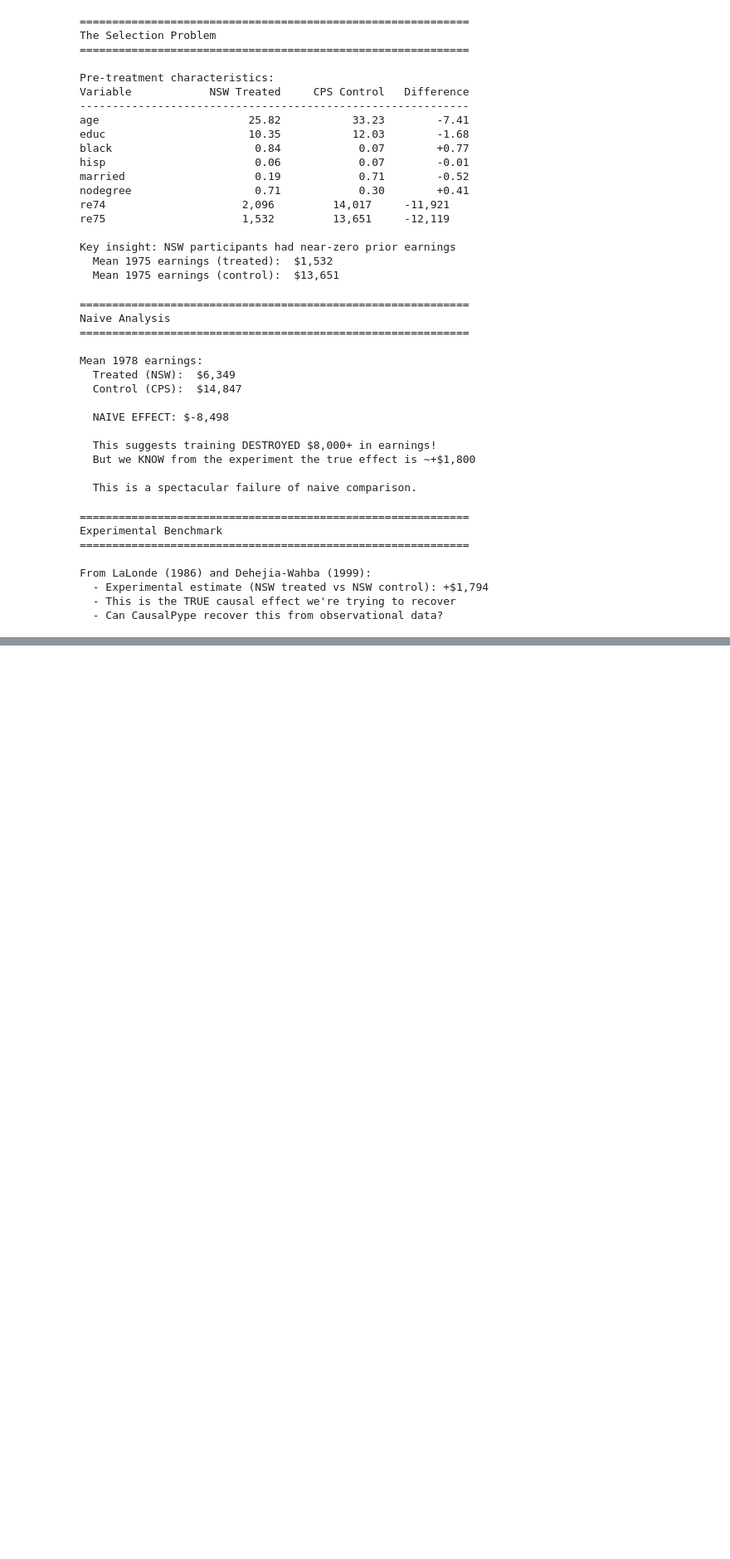
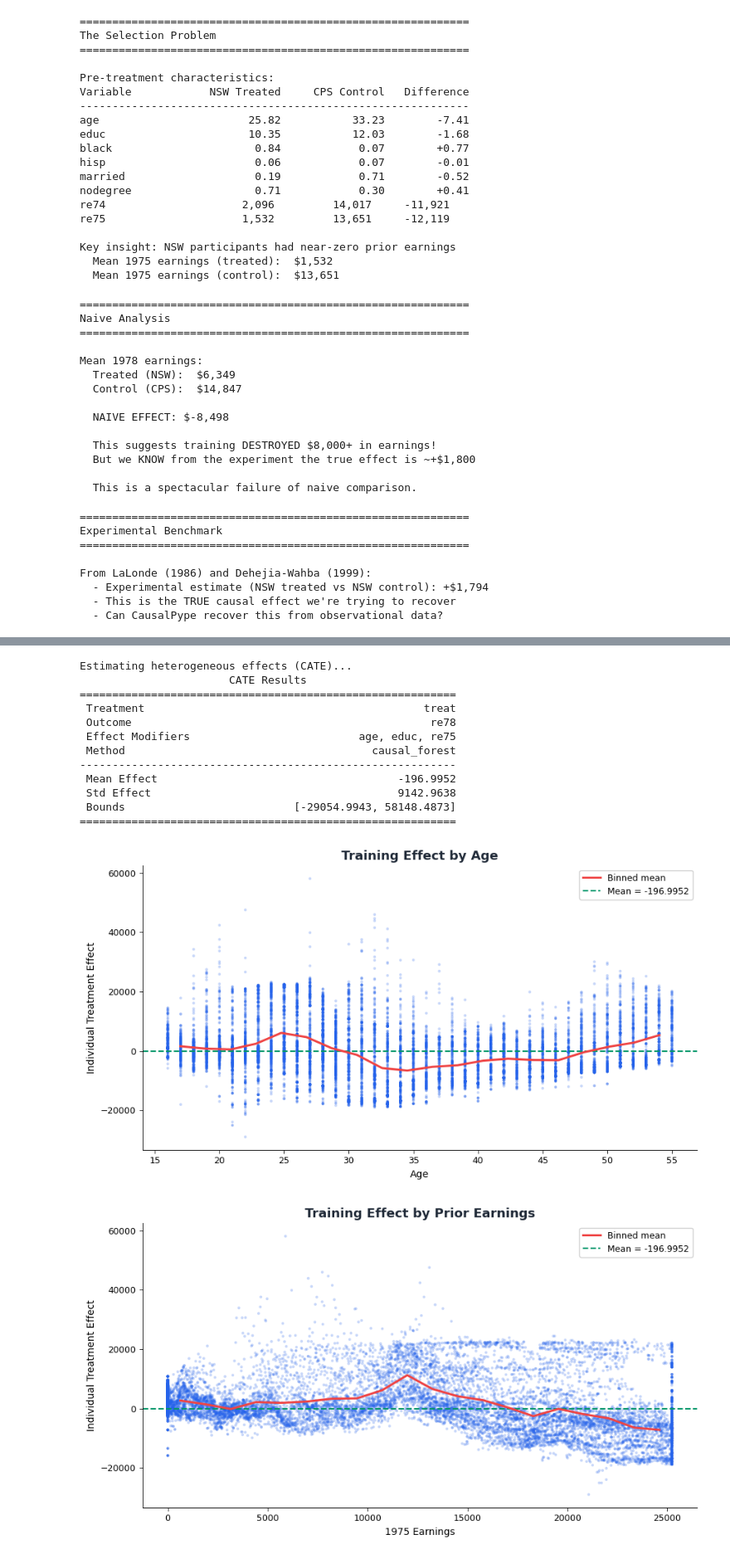
Before and after one commit to robust-ai-group/CausalPype, a Jupyter notebook: examples/lalonde.ipynb, the cells around one changed output, grey strips where cells are left out. Shown at 83% size. Drawn from its saved outputs; the diff is of its cells as text; code cells hidden in the pictures; blank space fills up the shorter version.

```diff
--- a/examples/lalonde.ipynb
+++ b/examples/lalonde.ipynb
@@ -322,0 +323,15 @@ Estimating Average Treatment Effect...
+# %%
+# ## 7. Validate with Matching
+#
+# Propensity-style matching as a robustness check.
+
+print("\nValidating with nearest-neighbor matching...")
+
+r_knn = model.run(cp.KNNIntervention(
+    treatment='treat',
+    outcome='re78',
+    k=5,
+    match_on=['age', 'educ', 'black', 'hisp', 'married', 're74', 're75'],
+))
+print(r_knn)
+print(f"\n  Matching estimate: ${r_knn.estimate:+,.0f}")
@@ -322,0 +358,49 @@ Estimating Average Treatment Effect...
+# %%
+# ## 8. Heterogeneous Treatment Effects
+#
+# Does the training program help some groups more than others?
+
+print("\nEstimating heterogeneous effects (CATE)...")
+
+r_cate = model.run(cp.CATE(
+    treatment='treat',
+    outcome='re78',
+    effect_modifiers=['age', 'educ', 're75'],
+    method='causal_forest',
+    n_estimators=200,
+    random_state=42,
+))
+print(r_cate)
+
+fig, _ = cp.plotting.plot_cate_distribution(
+    r_cate,
+    data=df,
+    covariate='age',
+    covariate_label='Age',
+    title='Training Effect by Age'
+)
+fig.savefig(FIGDIR / 'cate_by_age.pdf')
+
+fig, _ = cp.plotting.plot_cate_distribution(
+    r_cate,
+    data=df,
+    covariate='re75',
+    covariate_label='1975 Earnings',
+    title='Training Effect by Prior Earnings'
+)
+fig.savefig(FIGDIR / 'cate_by_earnings.pdf')
+# %% [output]
+Estimating heterogeneous effects (CATE)...
+                       CATE Results
+==========================================================
+ Treatment                                           treat
+ Outcome                                              re78
+ Effect Modifiers                          age, educ, re75
+ Method                                      causal_forest
+----------------------------------------------------------
+ Mean Effect                                     -196.9952
+ Std Effect                                      9142.9638
+ Bounds                          [-29054.9943, 58148.4873]
+==========================================================
+[figure, added]
+[figure, added]
```
Also changed, not shown: parts of 8 cells of this notebook.
